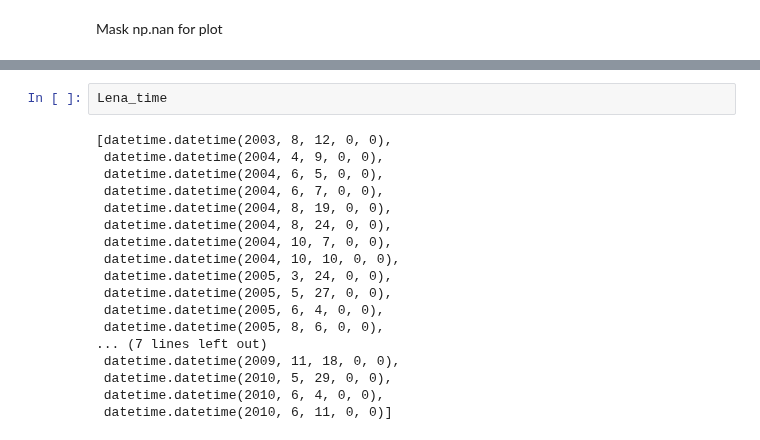
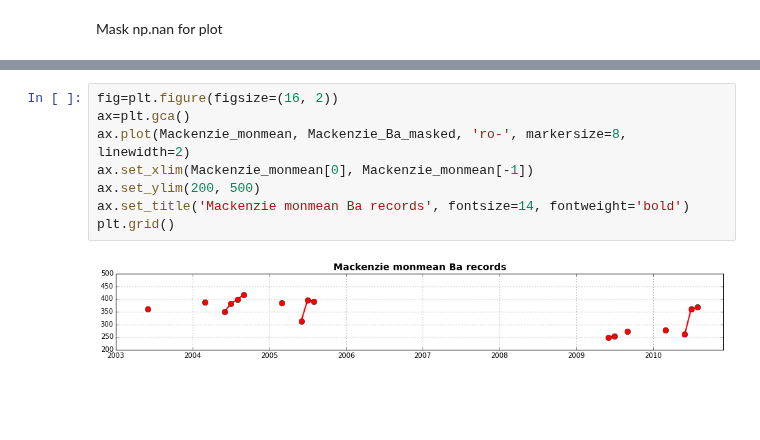
Before and after one commit to UBC-MOAD/analysis-kyle, a Jupyter notebook: notebooks/[River] Fluvial Barium & River Discharge Records.ipynb, the cells around one changed output, grey strips where cells are left out. Drawn from its saved outputs; the diff is of its cells as text; blank space fills up the shorter version.

```diff
--- a/notebooks/[River] Fluvial Barium & River Discharge Records.ipynb
+++ b/notebooks/[River] Fluvial Barium & River Discharge Records.ipynb
@@ -190,20 +319,10 @@ plt.grid()
-# %%
-Lena_time
-# %% [output]
-[datetime.datetime(2003, 8, 12, 0, 0),
- datetime.datetime(2004, 4, 9, 0, 0),
- datetime.datetime(2004, 6, 5, 0, 0),
- datetime.datetime(2004, 6, 7, 0, 0),
- datetime.datetime(2004, 8, 19, 0, 0),
- datetime.datetime(2004, 8, 24, 0, 0),
- datetime.datetime(2004, 10, 7, 0, 0),
- datetime.datetime(2004, 10, 10, 0, 0),
- datetime.datetime(2005, 3, 24, 0, 0),
- datetime.datetime(2005, 5, 27, 0, 0),
- datetime.datetime(2005, 6, 4, 0, 0),
- datetime.datetime(2005, 8, 6, 0, 0),
-... (7 lines left out)
- datetime.datetime(2009, 11, 18, 0, 0),
- datetime.datetime(2010, 5, 29, 0, 0),
- datetime.datetime(2010, 6, 4, 0, 0),
- datetime.datetime(2010, 6, 11, 0, 0)]
+# %%
+fig=plt.figure(figsize=(16, 2))
+ax=plt.gca()
+ax.plot(Mackenzie_monmean, Mackenzie_Ba_masked, 'ro-', markersize=8, linewidth=2)
+ax.set_xlim(Mackenzie_monmean[0], Mackenzie_monmean[-1])
+ax.set_ylim(200, 500)
+ax.set_title('Mackenzie monmean Ba records', fontsize=14, fontweight='bold')
+plt.grid()
+# %% [output]
+[figure, added]
```
Also changed, not shown: parts of 33 cells of this notebook.
